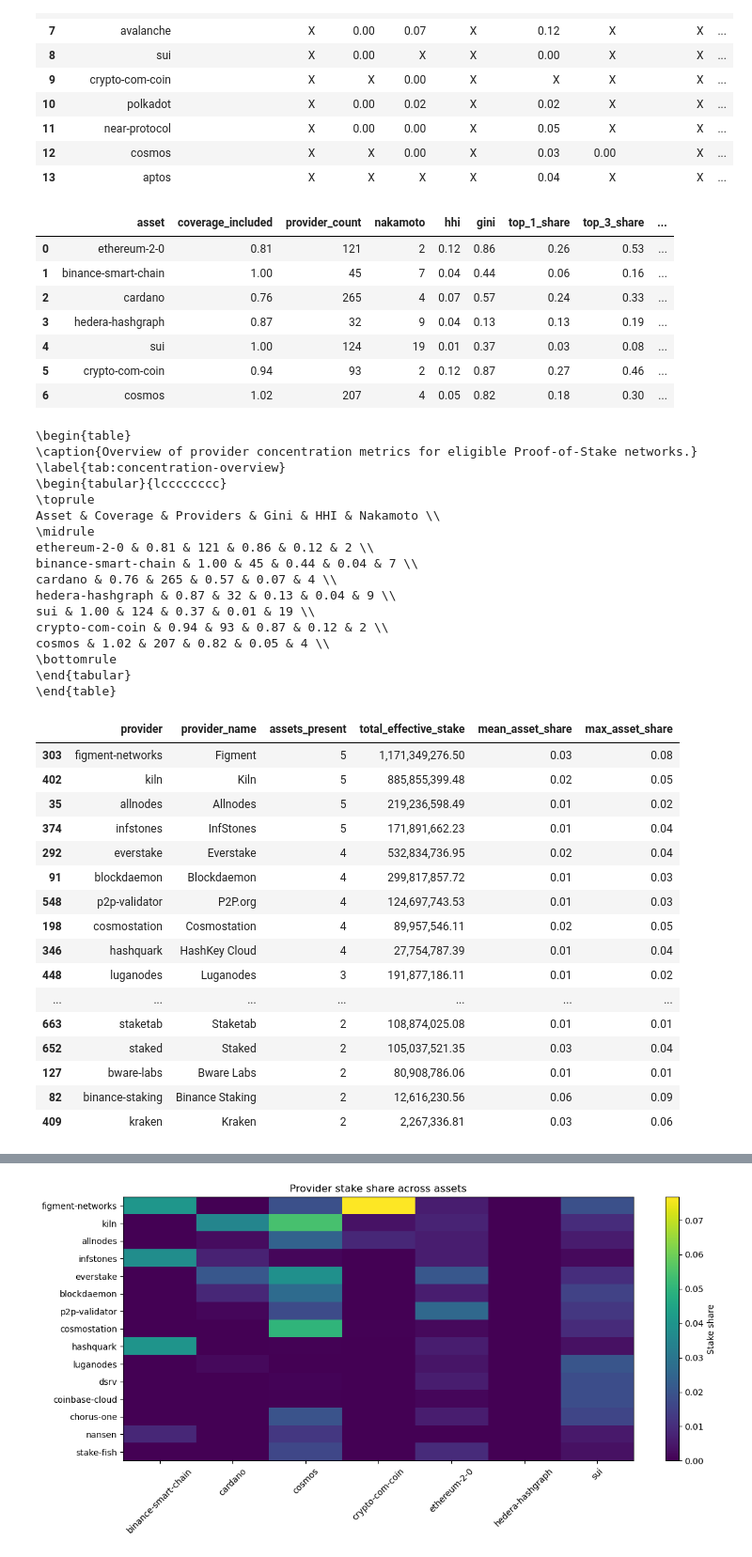
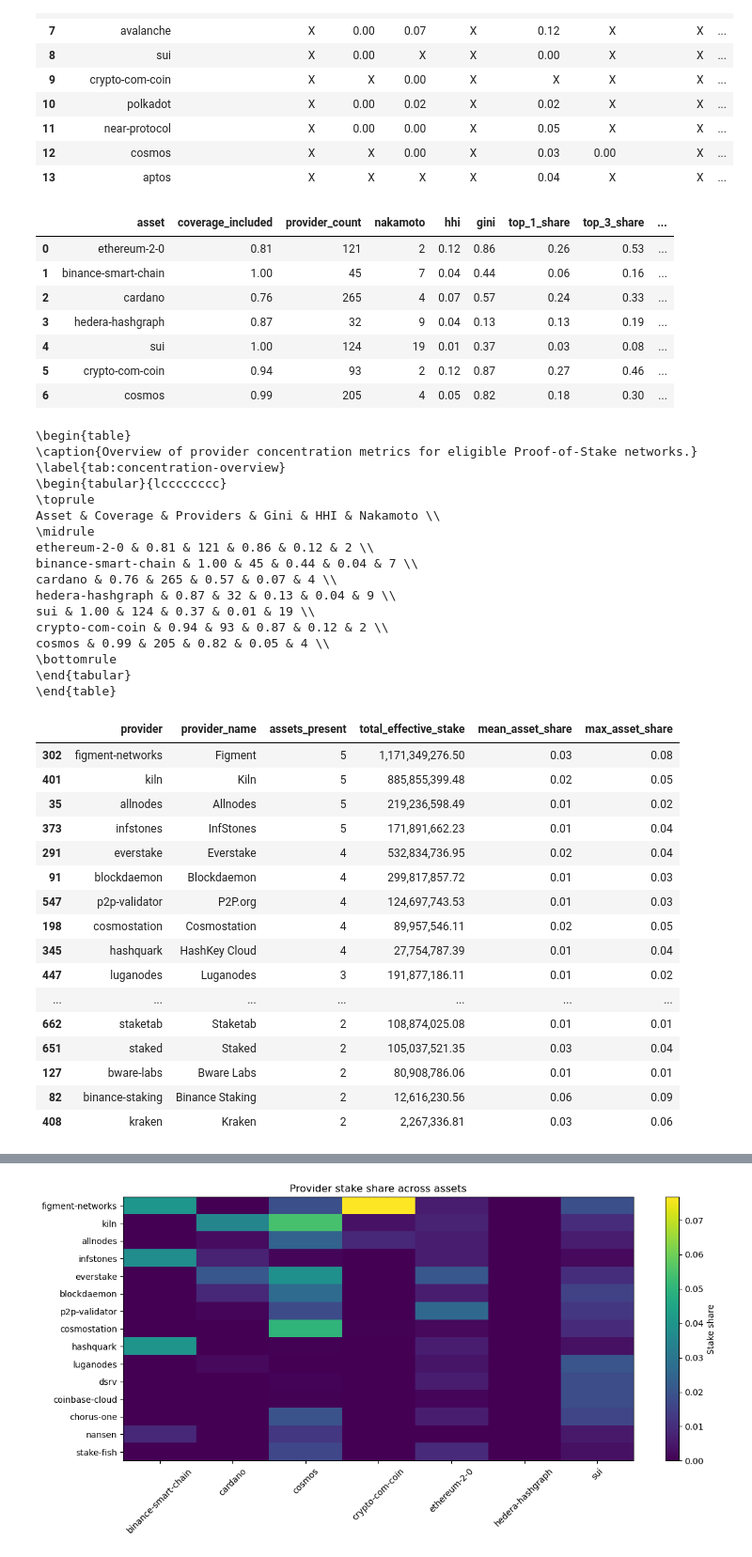
Before and after one commit to schwmi/StakingProviderConcentrationAnalysis, a Jupyter notebook: StakingRewardsAnalysis.ipynb, the cells around one changed output, grey strips where cells are left out. Shown at 94% size. Cells and saved outputs as stored; diff of their text form; code cells hidden in the pictures.

```diff
--- a/StakingRewardsAnalysis.ipynb
+++ b/StakingRewardsAnalysis.ipynb
@@ -609,13 +732,16 @@ provider_asset_rows = []
 lorenz_inputs = {}
 
 INCLUDED_TYPES = {
+    "pos",
+    "operator",
     "actively-validated-service",
     "hosting",
-    "liquid-staking",
-    "operator",
     "partial-staking",
     "solo-staking",
-    "pos",
+}
+
+LIQUID_STAKING_TYPE = {
+    "liquid-staking"
 }
 
 EXCLUDED_TYPES = {
@@ -689,10 +815,13 @@ for asset in filtered_df["asset"]:
         if p.get("reward_option_type_key") not in EXCLUDED_TYPES
     ]
 
+    included_types = INCLUDED_TYPES
+    if asset == "ethereum-2-0":
+        included_types = INCLUDED_TYPES | LIQUID_STAKING_TYPE
     filtered_providers = [
         p for p in providers_clean
         if (
-            p.get("reward_option_type_key") in INCLUDED_TYPES
+            p.get("reward_option_type_key") in included_types
             and to_float(p.get("staked_tokens", 0.0)) > 0.0
         )
     ]
@@ -747,34 +876,34 @@ for asset in filtered_df["asset"]:
                 "provider_name": p.get("name"),
                 "effective_stake": p.get("value"),
                 "asset_total_stake": total_value,
                 "stake_share_in_asset": p.get("value") / total_value,
             })
 
     if coverage_included > 0.7 and provider_count >= 30:
         rows.append({
             "asset": asset,
             "coverage_included": coverage_included,
             "provider_count": provider_count,
             "nakamoto": nakamoto,
             "hhi": hhi,
             "gini": gini,
             "top_1_share": topk.get("top_k", {}).get("1"),
             "top_3_share": topk.get("top_k", {}).get("3"),
             "top_5_share": topk.get("top_k", {}).get("5"),
             "is_eligible_for_analysis": is_eligible,
         })
 
 df = pd.DataFrame(rows)
 display(df)
 # %% [output]
 |  | asset | coverage_included | provider_count | nakamoto | hhi | gini | top_1_share | top_3_share | ... |
 | 0 | ethereum-2-0 | 0.81 | 121 | 2 | 0.12 | 0.86 | 0.26 | 0.53 | ... |
 | 1 | binance-smart-chain | 1.00 | 45 | 7 | 0.04 | 0.44 | 0.06 | 0.16 | ... |
 | 2 | cardano | 0.76 | 265 | 4 | 0.07 | 0.57 | 0.24 | 0.33 | ... |
 | 3 | hedera-hashgraph | 0.87 | 32 | 9 | 0.04 | 0.13 | 0.13 | 0.19 | ... |
 | 4 | sui | 1.00 | 124 | 19 | 0.01 | 0.37 | 0.03 | 0.08 | ... |
 | 5 | crypto-com-coin | 0.94 | 93 | 2 | 0.12 | 0.87 | 0.27 | 0.46 | ... |
-| 6 | cosmos | 1.02 | 207 | 4 | 0.05 | 0.82 | 0.18 | 0.30 | ... |
+| 6 | cosmos | 0.99 | 205 | 4 | 0.05 | 0.82 | 0.18 | 0.30 | ... |
 # %%
 # columns to include in the LaTeX table
 TABLE_COLUMNS = [
@@ -846,7 +975,7 @@ cardano & 0.76 & 265 & 0.57 & 0.07 & 4 \\
 hedera-hashgraph & 0.87 & 32 & 0.13 & 0.04 & 9 \\
 sui & 1.00 & 124 & 0.37 & 0.01 & 19 \\
 crypto-com-coin & 0.94 & 93 & 0.87 & 0.12 & 2 \\
-cosmos & 1.02 & 207 & 0.82 & 0.05 & 4 \\
+cosmos & 0.99 & 205 & 0.82 & 0.05 & 4 \\
 \bottomrule
 \end{tabular}
 \end{table}
@@ -874,20 +1003,20 @@ provider_cross = provider_cross.sort_values(
 display(provider_cross)
 # %% [output]
 |  | provider | provider_name | assets_present | total_effective_stake | mean_asset_share | max_asset_share |
-| 303 | figment-networks | Figment | 5 | 1,171,349,276.50 | 0.03 | 0.08 |
-| 402 | kiln | Kiln | 5 | 885,855,399.48 | 0.02 | 0.05 |
+| 302 | figment-networks | Figment | 5 | 1,171,349,276.50 | 0.03 | 0.08 |
+| 401 | kiln | Kiln | 5 | 885,855,399.48 | 0.02 | 0.05 |
 | 35 | allnodes | Allnodes | 5 | 219,236,598.49 | 0.01 | 0.02 |
-| 374 | infstones | InfStones | 5 | 171,891,662.23 | 0.01 | 0.04 |
-| 292 | everstake | Everstake | 4 | 532,834,736.95 | 0.02 | 0.04 |
+| 373 | infstones | InfStones | 5 | 171,891,662.23 | 0.01 | 0.04 |
+| 291 | everstake | Everstake | 4 | 532,834,736.95 | 0.02 | 0.04 |
 | 91 | blockdaemon | Blockdaemon | 4 | 299,817,857.72 | 0.01 | 0.03 |
-| 548 | p2p-validator | P2P.org | 4 | 124,697,743.53 | 0.01 | 0.03 |
+| 547 | p2p-validator | P2P.org | 4 | 124,697,743.53 | 0.01 | 0.03 |
 | 198 | cosmostation | Cosmostation | 4 | 89,957,546.11 | 0.02 | 0.05 |
-| 346 | hashquark | HashKey Cloud | 4 | 27,754,787.39 | 0.01 | 0.04 |
-| 448 | luganodes | Luganodes | 3 | 191,877,186.11 | 0.01 | 0.02 |
+| 345 | hashquark | HashKey Cloud | 4 | 27,754,787.39 | 0.01 | 0.04 |
+| 447 | luganodes | Luganodes | 3 | 191,877,186.11 | 0.01 | 0.02 |
 | ... | ... | ... | ... | ... | ... | ... |
-| 663 | staketab | Staketab | 2 | 108,874,025.08 | 0.01 | 0.01 |
-| 652 | staked | Staked | 2 | 105,037,521.35 | 0.03 | 0.04 |
+| 662 | staketab | Staketab | 2 | 108,874,025.08 | 0.01 | 0.01 |
+| 651 | staked | Staked | 2 | 105,037,521.35 | 0.03 | 0.04 |
 | 127 | bware-labs | Bware Labs | 2 | 80,908,786.06 | 0.01 | 0.01 |
 | 82 | binance-staking | Binance Staking | 2 | 12,616,230.56 | 0.06 | 0.09 |
-| 409 | kraken | Kraken | 2 | 2,267,336.81 | 0.03 | 0.06 |
+| 408 | kraken | Kraken | 2 | 2,267,336.81 | 0.03 | 0.06 |
 # %%
```
Also changed, not shown: parts of 4 cells of this notebook, 18 other files.
